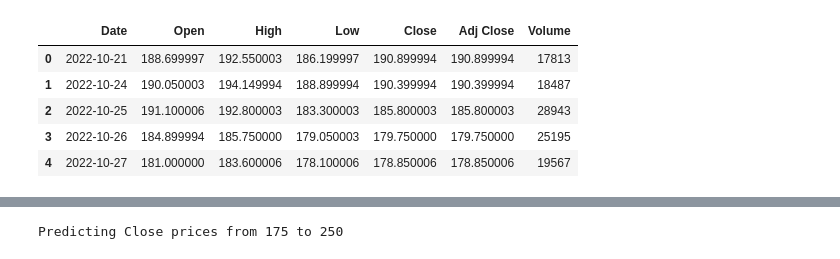
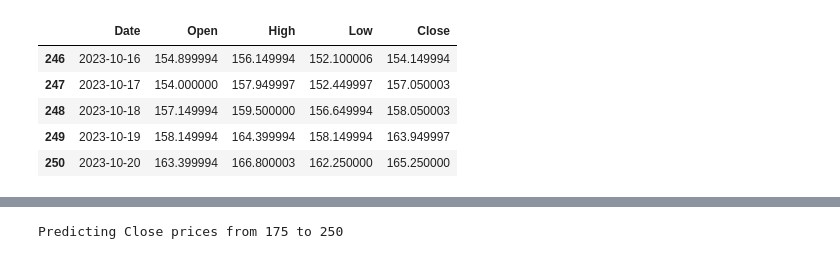
Before and after one commit to kevinalexis1/Chaos-Coders, a Jupyter notebook: Untitled_jordan.ipynb, the cells around one changed output, grey strips where cells are left out. Drawn from its saved outputs; the diff is of its cells as text; code cells hidden in the pictures.

Commit message:
test_05

```diff
--- a/Untitled_jordan.ipynb
+++ b/Untitled_jordan.ipynb
@@ -38,14 +30,14 @@ test_data = test_data.drop(["Volume", "Adj Close"], axis=1)  # Ajusta los nombre
 # Establece el atributo days
 days = len(test_data)
 # %%
-used_data.head()
+test_data.tail()
 # %% [output]
-|  | Date | Open | High | Low | Close | Adj Close | Volume |
-| 0 | 2022-10-21 | 188.699997 | 192.550003 | 186.199997 | 190.899994 | 190.899994 | 17813 |
-| 1 | 2022-10-24 | 190.050003 | 194.149994 | 188.899994 | 190.399994 | 190.399994 | 18487 |
-| 2 | 2022-10-25 | 191.100006 | 192.800003 | 183.300003 | 185.800003 | 185.800003 | 28943 |
-| 3 | 2022-10-26 | 184.899994 | 185.750000 | 179.050003 | 179.750000 | 179.750000 | 25195 |
-| 4 | 2022-10-27 | 181.000000 | 183.600006 | 178.100006 | 178.850006 | 178.850006 | 19567 |
+|  | Date | Open | High | Low | Close |
+| 246 | 2023-10-16 | 154.899994 | 156.149994 | 152.100006 | 154.149994 |
+| 247 | 2023-10-17 | 154.000000 | 157.949997 | 152.449997 | 157.050003 |
+| 248 | 2023-10-18 | 157.149994 | 159.500000 | 156.649994 | 158.050003 |
+| 249 | 2023-10-19 | 158.149994 | 164.399994 | 158.149994 | 163.949997 |
+| 250 | 2023-10-20 | 163.399994 | 166.800003 | 162.250000 | 165.250000 |
 # %%
 # Extrae las características: precios de apertura, cierre, máximo y mínimo
 open_price = np.array(train_data["Open"])
```
Also changed, not shown: parts of 9 cells of this notebook, 7 other files.
